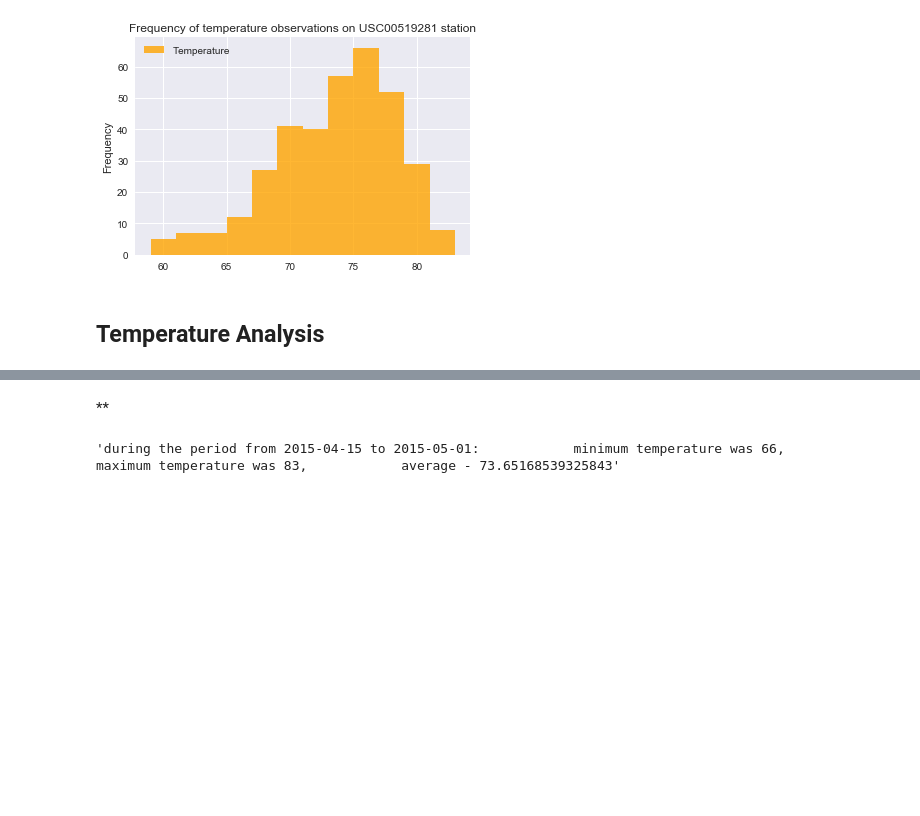
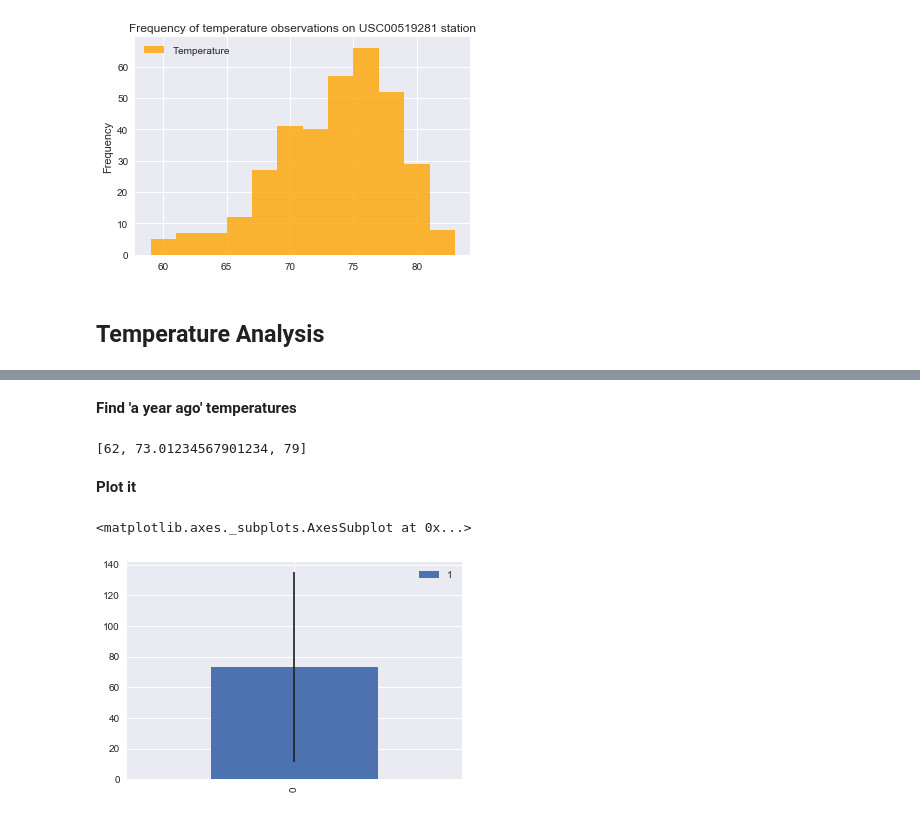
Before and after one commit to sonyasha/climate_analysis_api, a Jupyter notebook: Notebooks/climate_analysis.ipynb, the cells around one changed output, grey strips where cells are left out. Cells and saved outputs as stored; diff of their text form; code cells hidden in the pictures; blank space fills up the shorter version.

```diff
--- a/Notebooks/climate_analysis.ipynb
+++ b/Notebooks/climate_analysis.ipynb
@@ -16,3 +13,6 @@ end_date = '2015-05-01'
+# %%
+start_date = dt.datetime(2016, 12, 15)
+end_date = dt.datetime(2016, 12, 31)
 # %% [markdown]
 **Create engine**
 # %%
@@ -170,2 +172,14 @@ df.plot.hist(by='Temperature', bins=12, color='orange',\
+# %%
+def calc_temps(start, end):
+    query = session.query((func.min(Measurement.tobs)), (func.avg(Measurement.tobs)), (func.max(Measurement.tobs))).\
+    filter(Measurement.date > start).filter(Measurement.date < end).all()
+    tempts = [x for x in query[0]]
+    return tempts
+# %% [markdown]
+**Find 'a year ago' temperatures**
+# %%
+a_year_ago_temps = calc_temps(start_date - dt.timedelta(days=365), end_date - dt.timedelta(days=365))
+# %% [output]
+[62, 73.01234567901234, 79]
 # %% [markdown]
-**
+**Plot it**
@@ -184,4 +186,6 @@ def calc_temps(start, end):
-# %%
-calc_temps(start_date, end_date)
-# %% [output]
-'during the period from 2015-04-15 to 2015-05-01:            minimum temperature was 66,            maximum temperature was 83,            average - 73.65168539325843'
+# %%
+err = pd.DataFrame(a_year_ago_temps)
+pd.DataFrame(a_year_ago_temps).transpose().plot.bar(y=1, yerr=err[0])
+# %% [output]
+<matplotlib.axes._subplots.AxesSubplot at 0x...>
+[figure, added]
```
Also changed, not shown: parts of 6 cells of this notebook.
